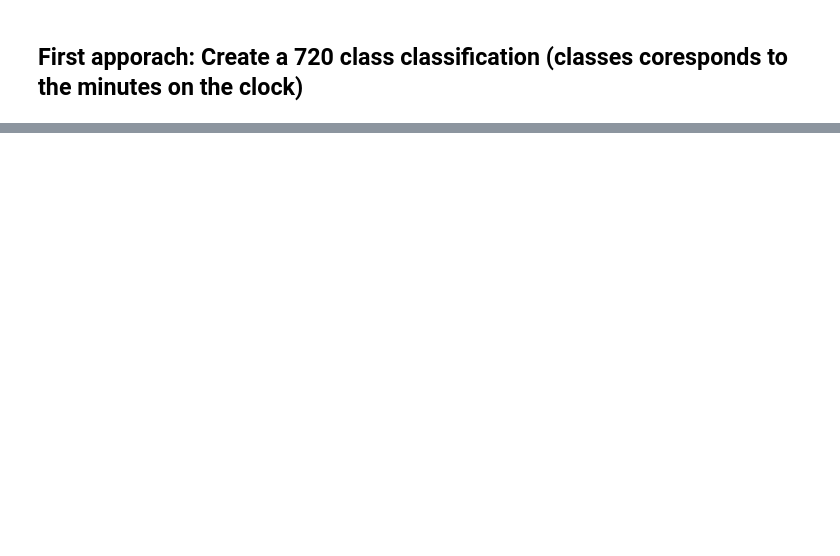
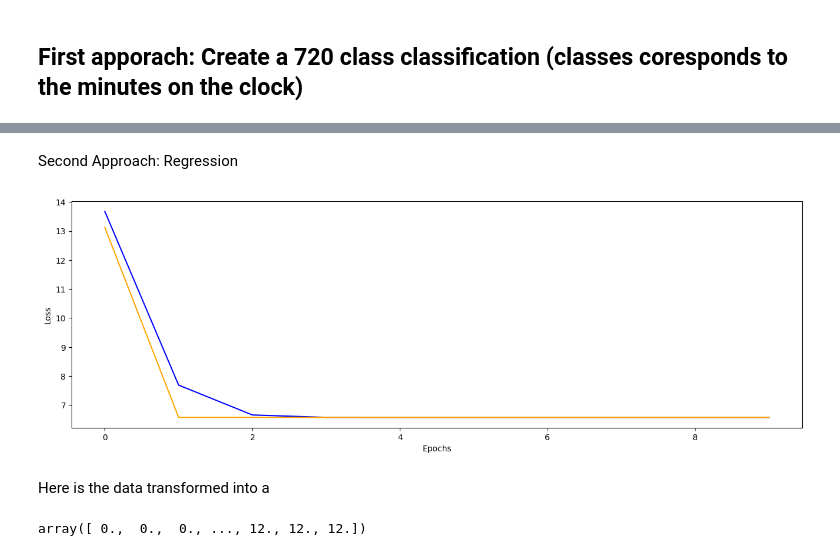
Before and after one commit to GrayMan124/Intro_to_Deep_learning, a Jupyter notebook: Assigment 1/Assignemt_1_task_2.ipynb, the cells around one changed output, grey strips where cells are left out. Drawn from its saved outputs; the diff is of its cells as text; code cells hidden in the pictures; blank space fills up the shorter version.

```diff
--- a/Assigment 1/Assignemt_1_task_2.ipynb
+++ b/Assigment 1/Assignemt_1_task_2.ipynb
@@ -23,8 +25,10 @@ labels = np.load('data\labels.npy')
+# %%
+data = np.array(output)
 # %% [markdown]
 ## First apporach: Create a 720 class classification (classes coresponds to the minutes on the clock)
 # %%
 labels_v2 = labels[:,0]*60 + labels[:,1]
 # %%
-X_train, X_test, y_train, y_test = train_test_split(df,labels_v2,test_size = 0.2,random_state = 0)
+X_train, X_test, y_train, y_test = train_test_split(data,labels_v2,test_size = 0.2,random_state = 0)
 # %%
 model = tf.keras.Sequential([
@@ -39,4 +96,8 @@ model = tf.keras.Sequential([
 # %%
-model.compile(optimizer=tf.keras.optimizers.RMSprop(),
+opt = tf.keras.optimizers.Adam(learning_rate=0.0003)
+# model.compile(optimizer=tf.keras.optimizers.RMSprop(),
+#               loss=tf.keras.losses.sparse_categorical_crossentropy,
+#               metrics=['accuracy'])
+model.compile(optimizer=opt,
               loss=tf.keras.losses.sparse_categorical_crossentropy,
               metrics=['accuracy'])
@@ -43,3 +124,3 @@ model.compile(optimizer=tf.keras.optimizers.RMSprop(),
 # %%
-model.fit(X_train, y_train, epochs=2)
+history = model.fit(X_train, y_train, epochs=10, batch_size = 256, validation_data = (X_test, y_test))
 # %% [output]
@@ -47,0 +147,11 @@ KeyboardInterrupt
+# %% [markdown]
+Second Approach: Regression
+# %%
+plt.figure(figsize=(16,5))
+plt.plot(history.history['loss'],color='blue')
+plt.plot(history.history['val_loss'],color='orange')
+plt.xlabel('Epochs')
+plt.ylabel('Loss')
+plt.show()
+# %% [output]
+[figure, added]
@@ -47,0 +164,7 @@ KeyboardInterrupt
+# %% [markdown]
+Here is the data transformed into a
+# %%
+scaled_labels =scaler(labels_v3,12,0)
+scaled_labels.astype(float)
+# %% [output]
+array([ 0.,  0.,  0., ..., 12., 12., 12.])
```
Also changed, not shown: parts of 28 cells of this notebook.
